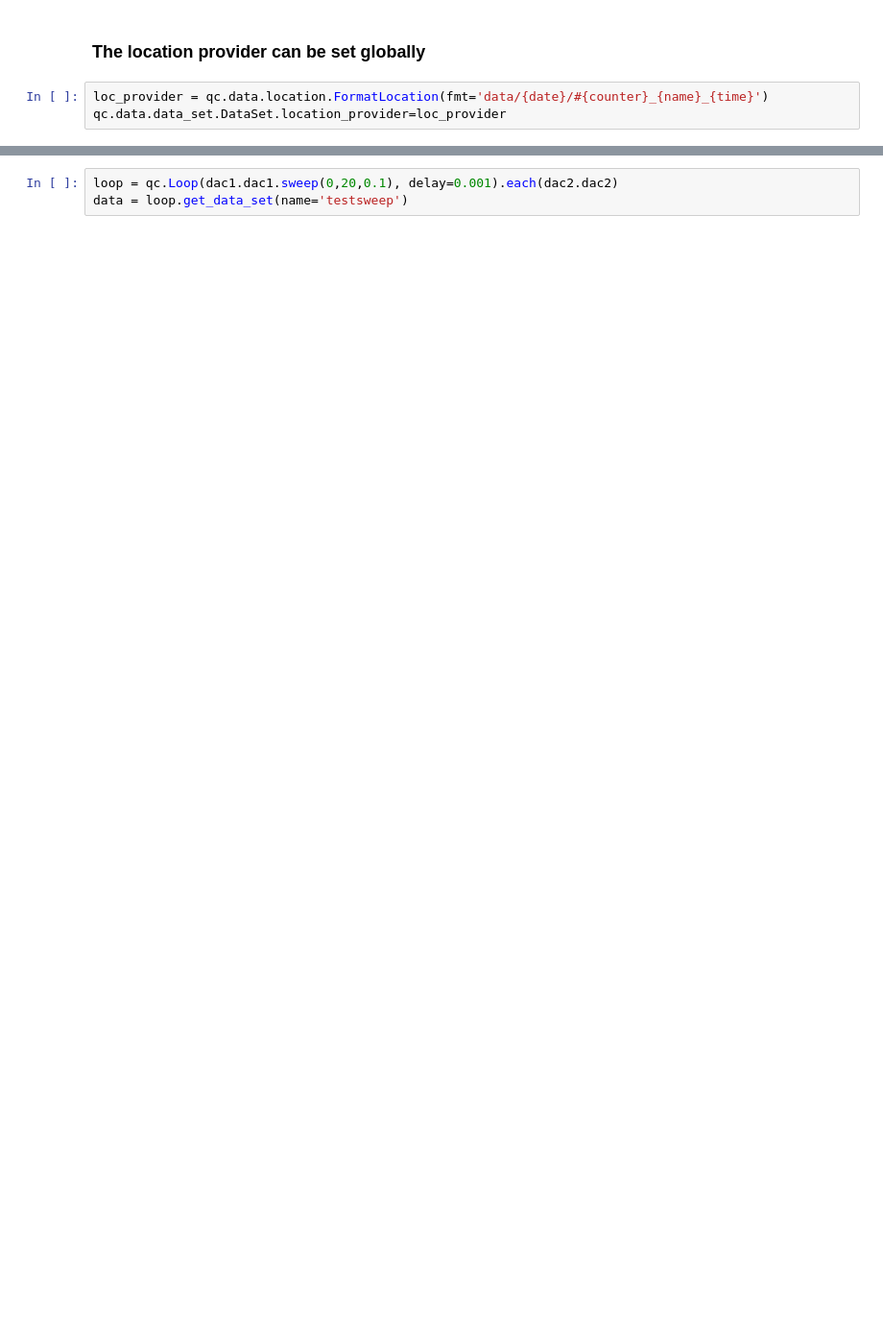
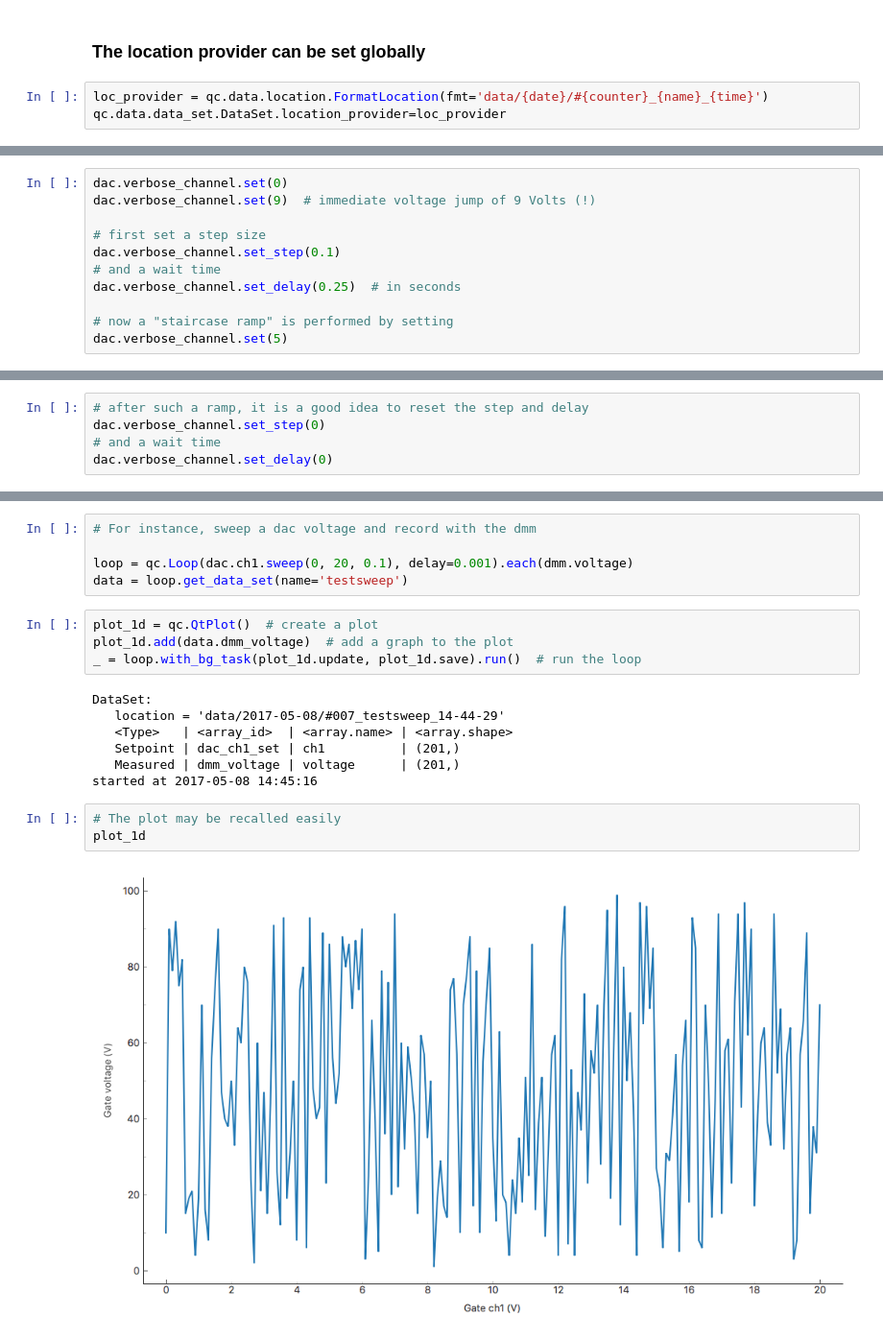
Before and after one commit to ShoosounS47/Qcodes, a Jupyter notebook: docs/examples/Tutorial.ipynb, the cells around one changed output, grey strips where cells are left out. Shown: that part at 96% size. Saved outputs shown, nothing was run; the diff lists cells and outputs as text; blank space fills up the shorter version.

```diff
--- a/docs/examples/Tutorial.ipynb
+++ b/docs/examples/Tutorial.ipynb
@@ -32,0 +92,11 @@ qc.data.data_set.DataSet.location_provider=loc_provider
+# %%
+dac.verbose_channel.set(0)
+dac.verbose_channel.set(9)  # immediate voltage jump of 9 Volts (!)
+
+# first set a step size
+dac.verbose_channel.set_step(0.1)
+# and a wait time
+dac.verbose_channel.set_delay(0.25)  # in seconds
+
+# now a "staircase ramp" is performed by setting
+dac.verbose_channel.set(5)
@@ -33 +123,6 @@ qc.data.data_set.DataSet.location_provider=loc_provider
+# %%
+# after such a ramp, it is a good idea to reset the step and delay
+dac.verbose_channel.set_step(0)
+# and a wait time
+dac.verbose_channel.set_delay(0)
 # %% [markdown]
@@ -43,5 +141,23 @@ Before you run a measurement loop you do two things:
   - `Wait`: a specialized `Task` just to wait a certain time.
   - `BreakIf`: some condition that, if it returns truthy, breaks (this level of) the loop
 # %%
-loop = qc.Loop(dac1.dac1.sweep(0,20,0.1), delay=0.001).each(dac2.dac2)
+# For instance, sweep a dac voltage and record with the dmm
+
+loop = qc.Loop(dac.ch1.sweep(0, 20, 0.1), delay=0.001).each(dmm.voltage)
 data = loop.get_data_set(name='testsweep')
+# %%
+plot_1d = qc.QtPlot()  # create a plot
+plot_1d.add(data.dmm_voltage)  # add a graph to the plot
+_ = loop.with_bg_task(plot_1d.update, plot_1d.save).run()  # run the loop
+# %% [output]
+DataSet:
+   location = 'data/2017-05-08/#007_testsweep_14-44-29'
+   <Type>   | <array_id>  | <array.name> | <array.shape>
+   Setpoint | dac_ch1_set | ch1          | (201,)
+   Measured | dmm_voltage | voltage      | (201,)
+started at 2017-05-08 14:45:16
+# %%
+# The plot may be recalled easily
+plot_1d
+# %% [output]
+[figure, added]
```
Also changed, not shown: parts of 39 cells of this notebook.
